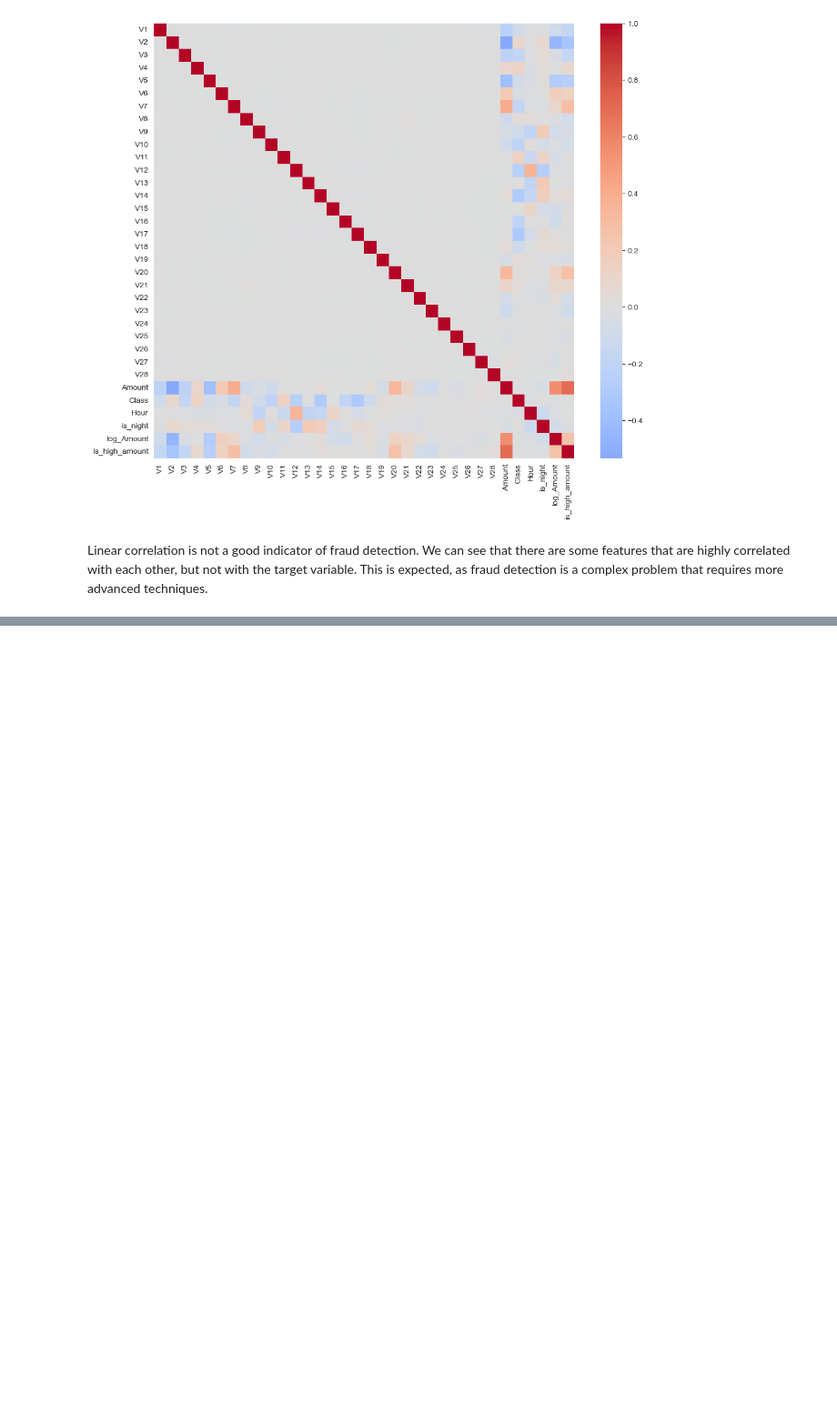
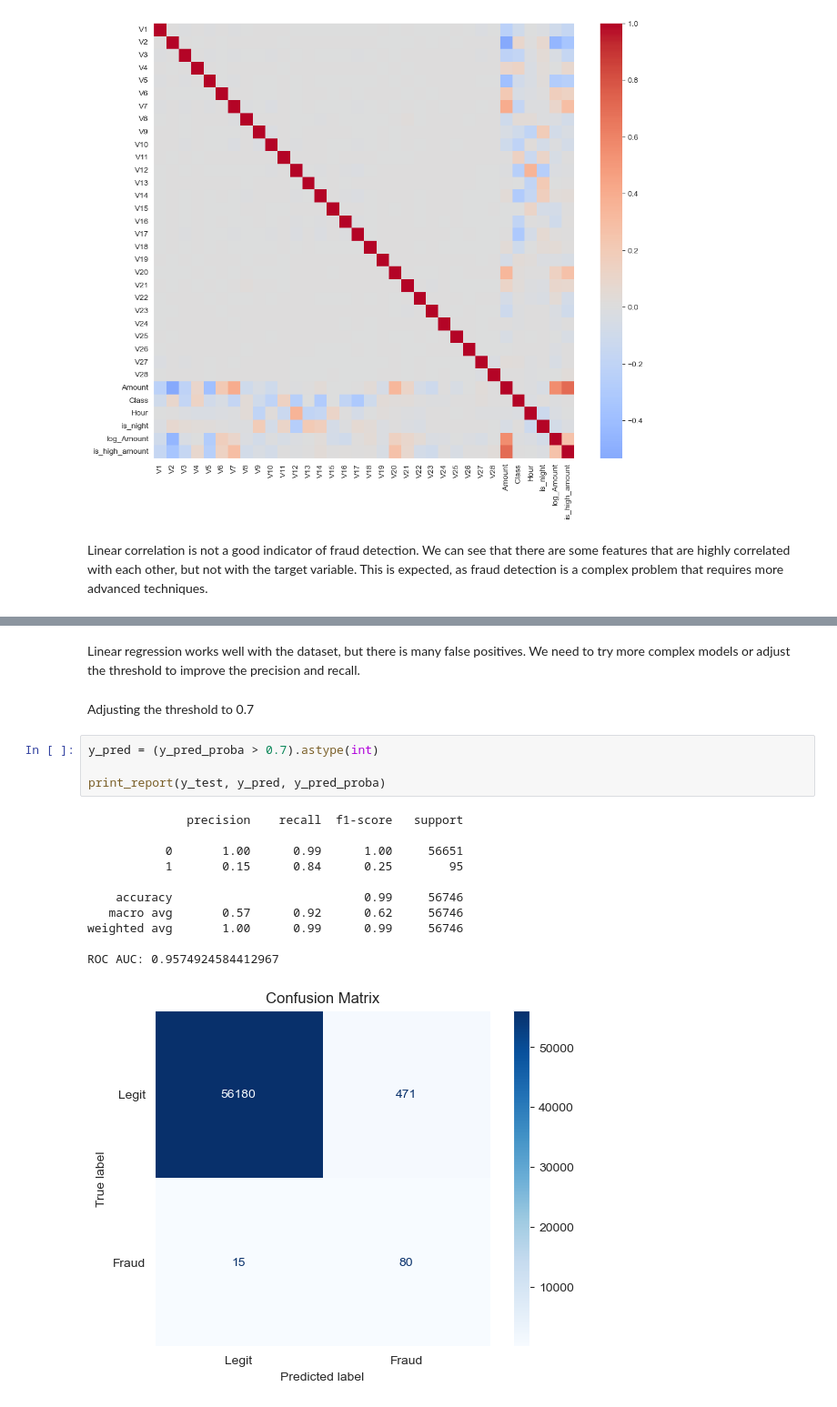
Before and after one commit to nikkhav/FinFraudGuard, a Jupyter notebook: notebooks/FinFraudGuard.ipynb, the cells around one changed output, grey strips where cells are left out. Shown at 91% size. Drawn from its saved outputs; the diff is of its cells as text; blank space fills up the shorter version.

```diff
--- a/notebooks/FinFraudGuard.ipynb
+++ b/notebooks/FinFraudGuard.ipynb
@@ -185,0 +266,20 @@ Linear correlation is not a good indicator of fraud detection. We can see that t
+# %% [markdown]
+Linear regression works well with the dataset, but there is many false positives. We need to try more complex models or adjust the threshold to improve the precision and recall.
+# %% [markdown]
+Adjusting the threshold to 0.7
+# %%
+y_pred = (y_pred_proba > 0.7).astype(int)
+
+print_report(y_test, y_pred, y_pred_proba)
+# %% [output]
+              precision    recall  f1-score   support
+
+           0       1.00      0.99      1.00     56651
+           1       0.15      0.84      0.25        95
+
+    accuracy                           0.99     56746
+   macro avg       0.57      0.92      0.62     56746
+weighted avg       1.00      0.99      0.99     56746
+
+ROC AUC: 0.9574924584412967
+[figure, added]
```
Also changed, not shown: parts of 27 cells of this notebook.
